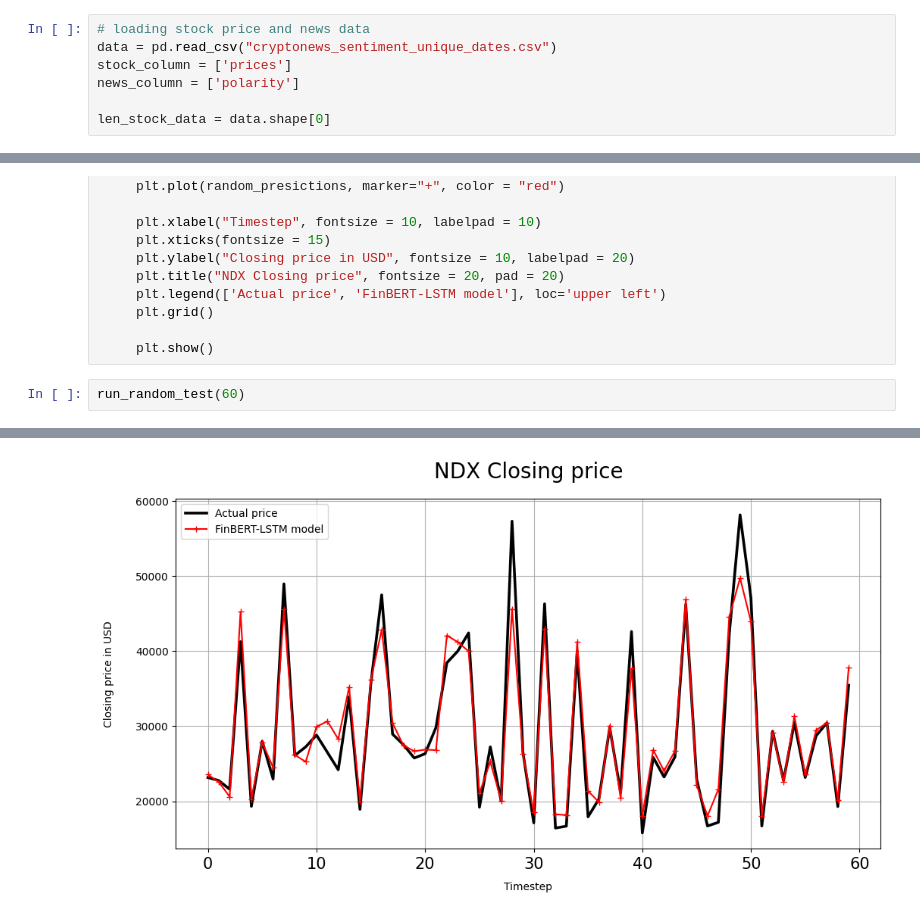
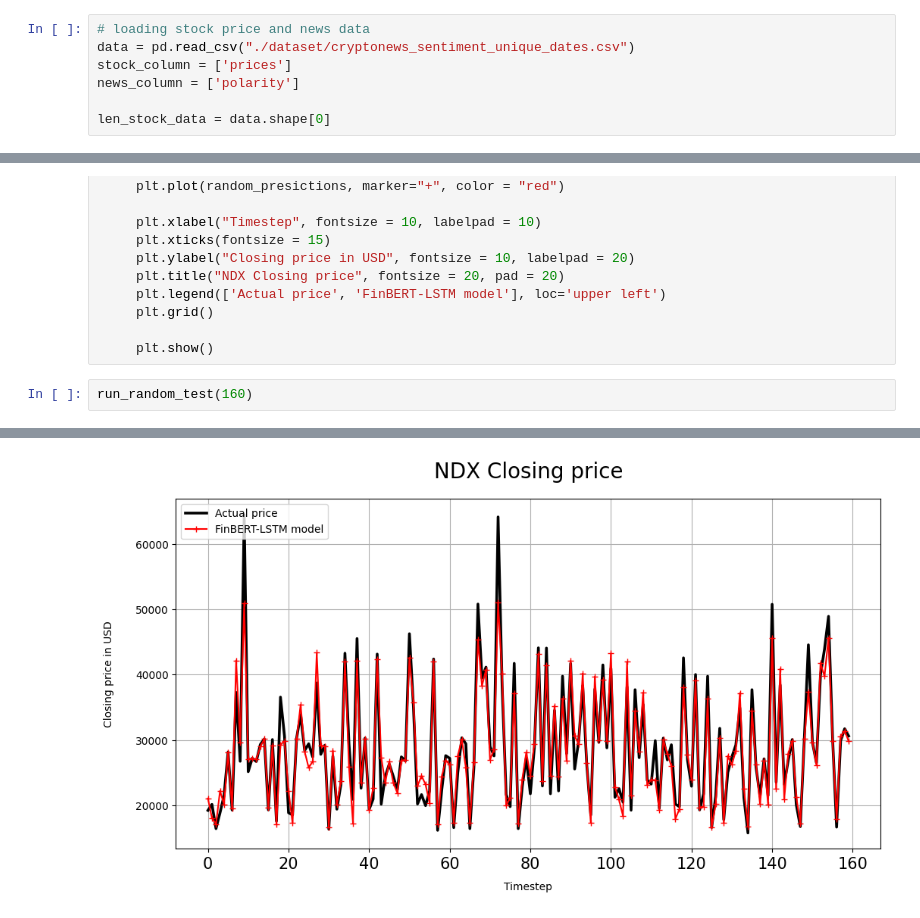
Before and after one commit to Hanif-adedotun/crypto-prediction-lstm-bert, a Jupyter notebook: lstm_model_bert.ipynb, the cells around one changed output, grey strips where cells are left out. Saved outputs shown, nothing was run; the diff lists cells and outputs as text.

```diff
--- a/lstm_model_bert.ipynb
+++ b/lstm_model_bert.ipynb
@@ -15,7 +15,7 @@ epochs = 100
 learning_rate = 0.02
 # %%
 # loading stock price and news data
-data = pd.read_csv("cryptonews_sentiment_unique_dates.csv")
+data = pd.read_csv("./dataset/cryptonews_sentiment_unique_dates.csv")
 stock_column = ['prices']
 news_column = ['polarity']
 
@@ -290,5 +290,5 @@ def run_random_test(epoc):
 
      plt.show()
 # %%
-run_random_test(60)
+run_random_test(160)
 # %% [output]
@@ -312 +312 @@ run_random_test(60)
-[figure, old version]
+[figure, new version]
```
Also changed, not shown: parts of 3 cells of this notebook, 10 other files.
